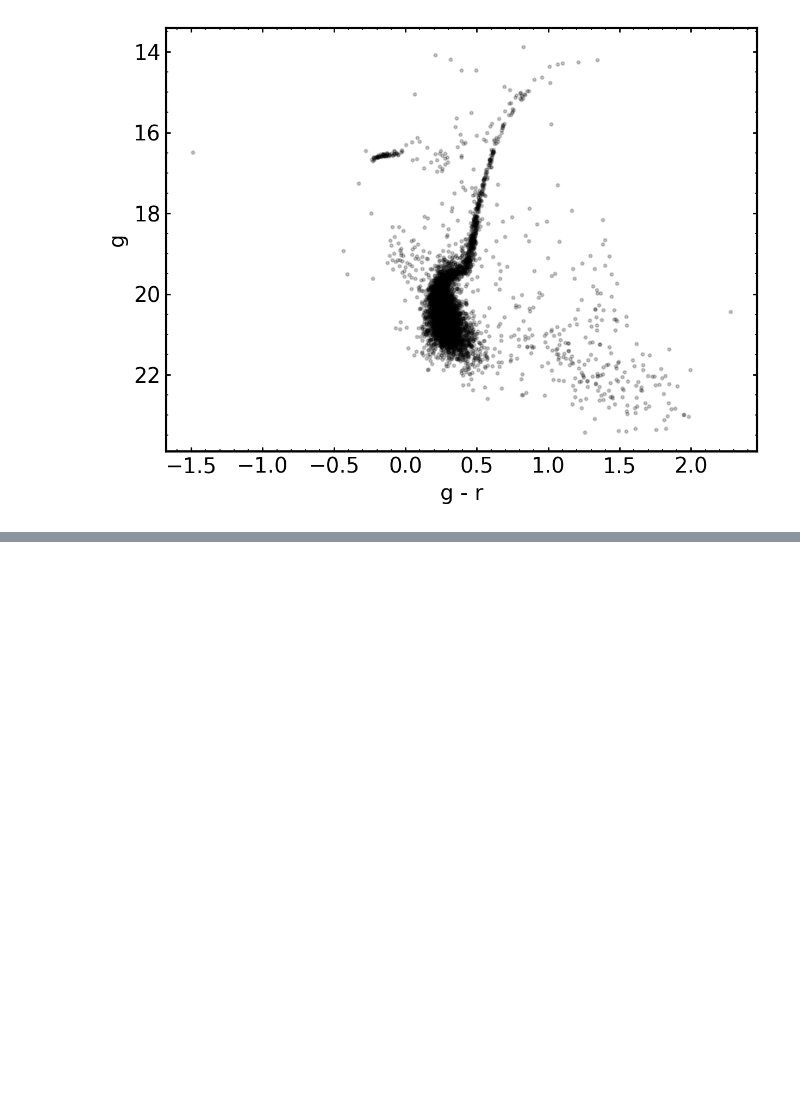
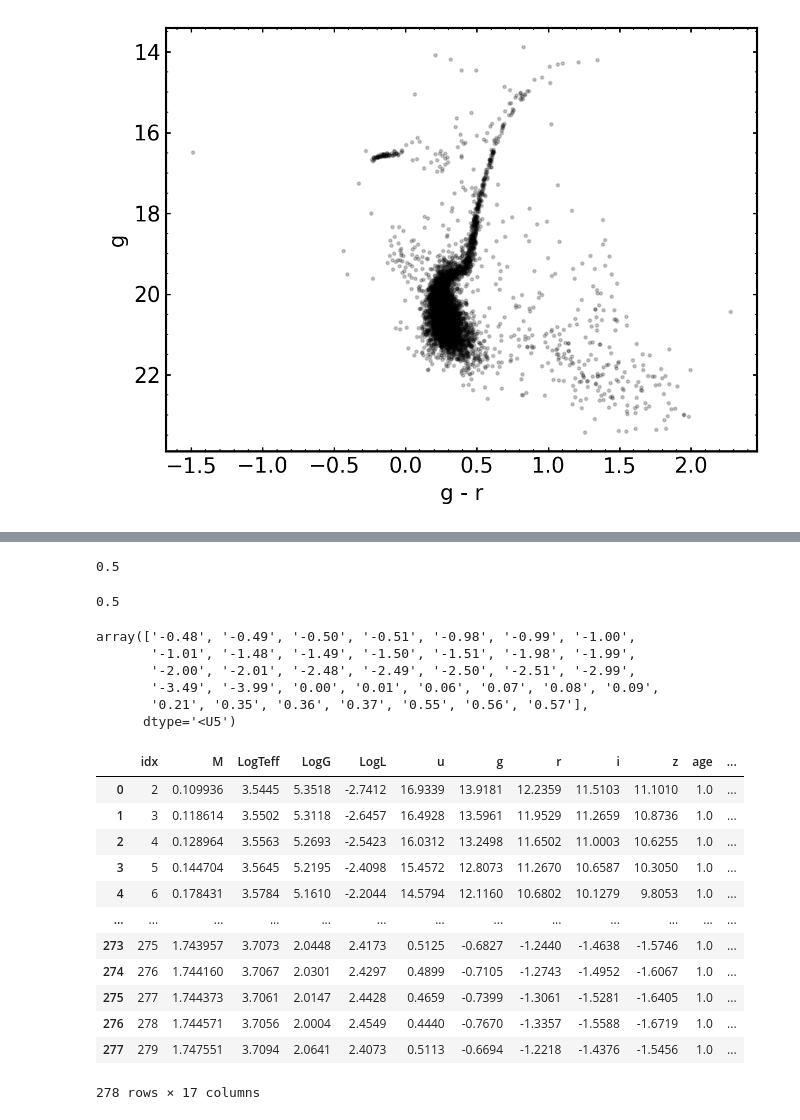
Before and after one commit to noahfranz13/SO-Classes, a Jupyter notebook: ASTR540/franz_hw1_notebook.ipynb, the cells around one changed output, grey strips where cells are left out. Cells and saved outputs as stored; diff of their text form; code cells hidden in the pictures; blank space fills up the shorter version.

```diff
--- a/ASTR540/franz_hw1_notebook.ipynb
+++ b/ASTR540/franz_hw1_notebook.ipynb
@@ -327,0 +419,33 @@ list(
+# %%
+np.max(np.abs(np.diff(np.sort(ages.astype(float)))))
+# %% [output]
+0.5
+# %%
+np.max(np.abs(np.diff(np.sort(fe_h.astype(float)))))
+# %% [output]
+0.5
+# %%
+fe_h
+# %% [output]
+array(['-0.48', '-0.49', '-0.50', '-0.51', '-0.98', '-0.99', '-1.00',
+       '-1.01', '-1.48', '-1.49', '-1.50', '-1.51', '-1.98', '-1.99',
+       '-2.00', '-2.01', '-2.48', '-2.49', '-2.50', '-2.51', '-2.99',
+       '-3.49', '-3.99', '0.00', '0.01', '0.06', '0.07', '0.08', '0.09',
+       '0.21', '0.35', '0.36', '0.37', '0.55', '0.56', '0.57'],
+      dtype='<U5')
+# %%
+cleaned_isochrones[1]
+# %% [output]
+|  | idx | M | LogTeff | LogG | LogL | u | g | r | i | z | age | ... |
+| 0 | 2 | 0.109936 | 3.5445 | 5.3518 | -2.7412 | 16.9339 | 13.9181 | 12.2359 | 11.5103 | 11.1010 | 1.0 | ... |
+| 1 | 3 | 0.118614 | 3.5502 | 5.3118 | -2.6457 | 16.4928 | 13.5961 | 11.9529 | 11.2659 | 10.8736 | 1.0 | ... |
+| 2 | 4 | 0.128964 | 3.5563 | 5.2693 | -2.5423 | 16.0312 | 13.2498 | 11.6502 | 11.0003 | 10.6255 | 1.0 | ... |
+| 3 | 5 | 0.144704 | 3.5645 | 5.2195 | -2.4098 | 15.4572 | 12.8073 | 11.2670 | 10.6587 | 10.3050 | 1.0 | ... |
+| 4 | 6 | 0.178431 | 3.5784 | 5.1610 | -2.2044 | 14.5794 | 12.1160 | 10.6802 | 10.1279 | 9.8053 | 1.0 | ... |
+| ... | ... | ... | ... | ... | ... | ... | ... | ... | ... | ... | ... | ... |
+| 273 | 275 | 1.743957 | 3.7073 | 2.0448 | 2.4173 | 0.5125 | -0.6827 | -1.2440 | -1.4638 | -1.5746 | 1.0 | ... |
+| 274 | 276 | 1.744160 | 3.7067 | 2.0301 | 2.4297 | 0.4899 | -0.7105 | -1.2743 | -1.4952 | -1.6067 | 1.0 | ... |
+| 275 | 277 | 1.744373 | 3.7061 | 2.0147 | 2.4428 | 0.4659 | -0.7399 | -1.3061 | -1.5281 | -1.6405 | 1.0 | ... |
+| 276 | 278 | 1.744571 | 3.7056 | 2.0004 | 2.4549 | 0.4440 | -0.7670 | -1.3357 | -1.5588 | -1.6719 | 1.0 | ... |
+| 277 | 279 | 1.747551 | 3.7094 | 2.0641 | 2.4073 | 0.5113 | -0.6694 | -1.2218 | -1.4376 | -1.5456 | 1.0 | ... |
+278 rows × 17 columns
```
Also changed, not shown: parts of 27 cells of this notebook, 4 other files.
